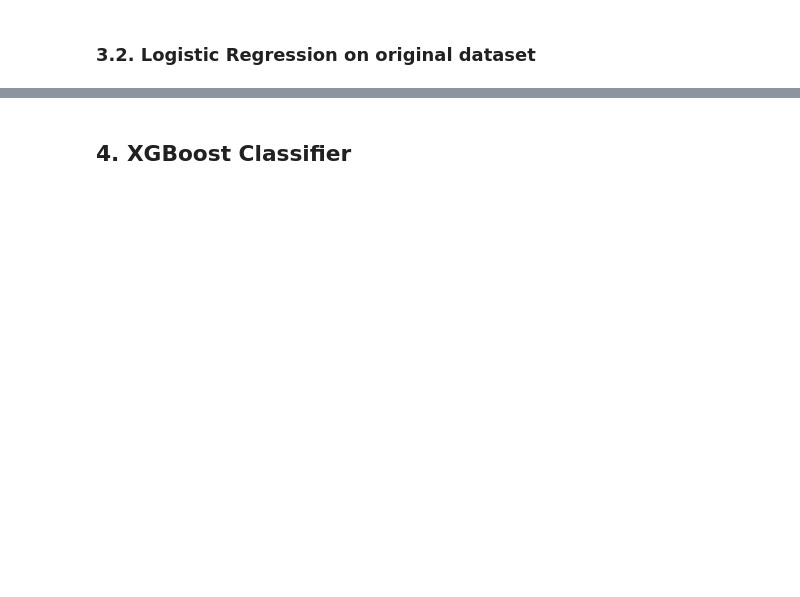
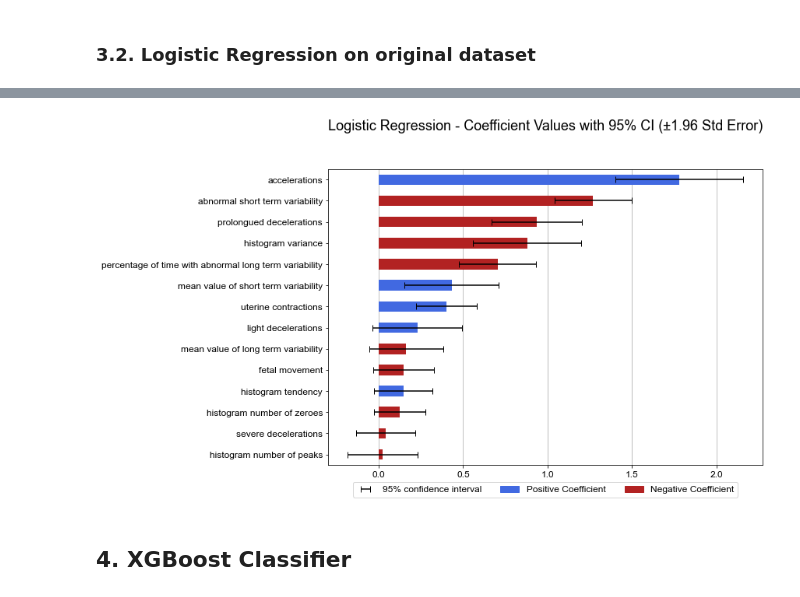
Before and after one commit to PedroAntonacio/example-ml-models, a Jupyter notebook: code/classification-binary.ipynb, the cells around one changed output, grey strips where cells are left out. Cells and saved outputs as stored; diff of their text form; code cells hidden in the pictures; blank space fills up the shorter version.

```diff
--- a/code/classification-binary.ipynb
+++ b/code/classification-binary.ipynb
@@ -625,3 +802,9 @@ df_importance_pca = plot_importance(df_importance_pca, title="Logistic Regressio
+# %%
+# define columns to remove
+cols_to_remove = high_vif_cols
+
+X_train_std = X_train_std_allcols[[col for col in X_train_std_allcols.columns if col not in cols_to_remove]]
+X_test_std = X_test_std_allcols[[col for col in X_test_std_allcols.columns if col not in cols_to_remove]]
 # %%
 %%time
 # Hyperparameter tuning with Grid Search Cross Validation
@@ -654,8 +897,9 @@ print(classification_report(y_test, y_pred))
 # %%
 df_importance = pd.DataFrame(np.transpose(model_logreg.coef_), columns=['Coefficients'], index=X_train_std.columns)
-stderror = logit_stderror(model_logreg, X_train_std)[1:]
-df_importance = plot_importance(df_importance, title="Logistic Regression - Absolute Coefficient Values with 95% CI",
-                                error=1.96*stderror)
+df_importance['Standard Error'] = logit_stderror(model_logreg, X_train_std)[1:]
+df_importance = plot_importance(df_importance, model_description="Logistic Regression")
+# %% [output]
+[figure, added]
 # %% [markdown]
 ## 4. XGBoost Classifier
 # %%
```
Also changed, not shown: parts of 90 cells of this notebook, 1 other file.
